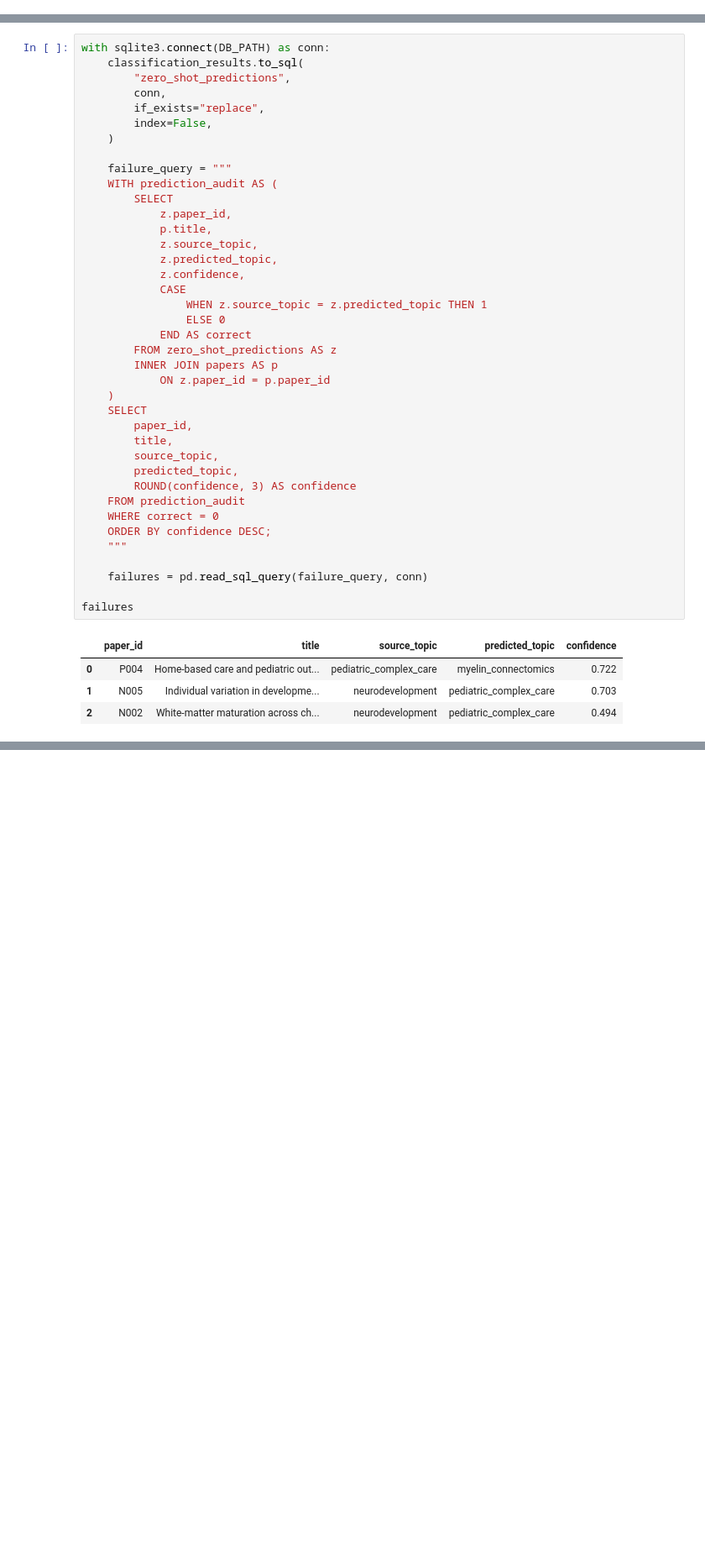
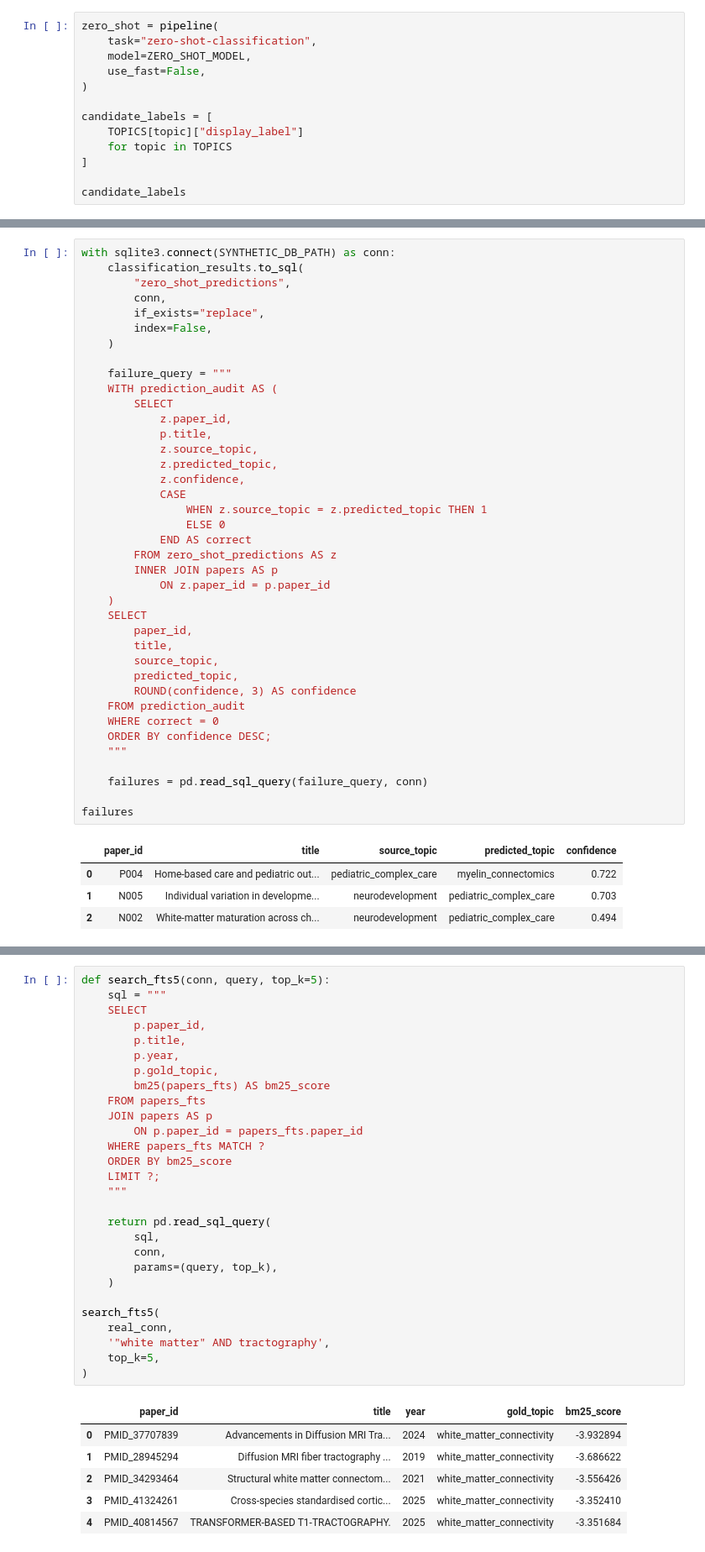
Before and after one commit to MarkNelson86/biomedical-literature-search-hf-sql, a Jupyter notebook: biomedical_literature_search_hf_sql.ipynb, the cells around one changed output, grey strips where cells are left out. Shown at 84% size. Saved outputs shown, nothing was run; the diff lists cells and outputs as text; blank space fills up the shorter version.

```diff
--- a/biomedical_literature_search_hf_sql.ipynb
+++ b/biomedical_literature_search_hf_sql.ipynb
@@ -618,0 +393,13 @@ We evaluate:
+# %%
+zero_shot = pipeline(
+    task="zero-shot-classification",
+    model=ZERO_SHOT_MODEL,
+    use_fast=False,
+)
+
+candidate_labels = [
+    TOPICS[topic]["display_label"]
+    for topic in TOPICS
+]
+
+candidate_labels
@@ -669,5 +492,5 @@ This is an important DS habit: don't just report a single score. Inspect where t
 # %%
-with sqlite3.connect(DB_PATH) as conn:
+with sqlite3.connect(SYNTHETIC_DB_PATH) as conn:
     classification_results.to_sql(
         "zero_shot_predictions",
         conn,
@@ -780,0 +745,35 @@ When presenting this project, focus on the workflow rather than claiming domain-
+# %%
+def search_fts5(conn, query, top_k=5):
+    sql = """
+    SELECT
+        p.paper_id,
+        p.title,
+        p.year,
+        p.gold_topic,
+        bm25(papers_fts) AS bm25_score
+    FROM papers_fts
+    JOIN papers AS p
+        ON p.paper_id = papers_fts.paper_id
+    WHERE papers_fts MATCH ?
+    ORDER BY bm25_score
+    LIMIT ?;
+    """
+
+    return pd.read_sql_query(
+        sql,
+        conn,
+        params=(query, top_k),
+    )
+
+search_fts5(
+    real_conn,
+    '"white matter" AND tractography',
+    top_k=5,
+)
+# %% [output]
+|  | paper_id | title | year | gold_topic | bm25_score |
+| 0 | PMID_37707839 | Advancements in Diffusion MRI Tra... | 2024 | white_matter_connectivity | -3.932894 |
+| 1 | PMID_28945294 | Diffusion MRI fiber tractography ... | 2019 | white_matter_connectivity | -3.686622 |
+| 2 | PMID_34293464 | Structural white matter connectom... | 2021 | white_matter_connectivity | -3.556426 |
+| 3 | PMID_41324261 | Cross-species standardised cortic... | 2025 | white_matter_connectivity | -3.352410 |
+| 4 | PMID_40814567 | TRANSFORMER-BASED T1-TRACTOGRAPHY. | 2025 | white_matter_connectivity | -3.351684 |
```
Also changed, not shown: parts of 69 cells of this notebook.
